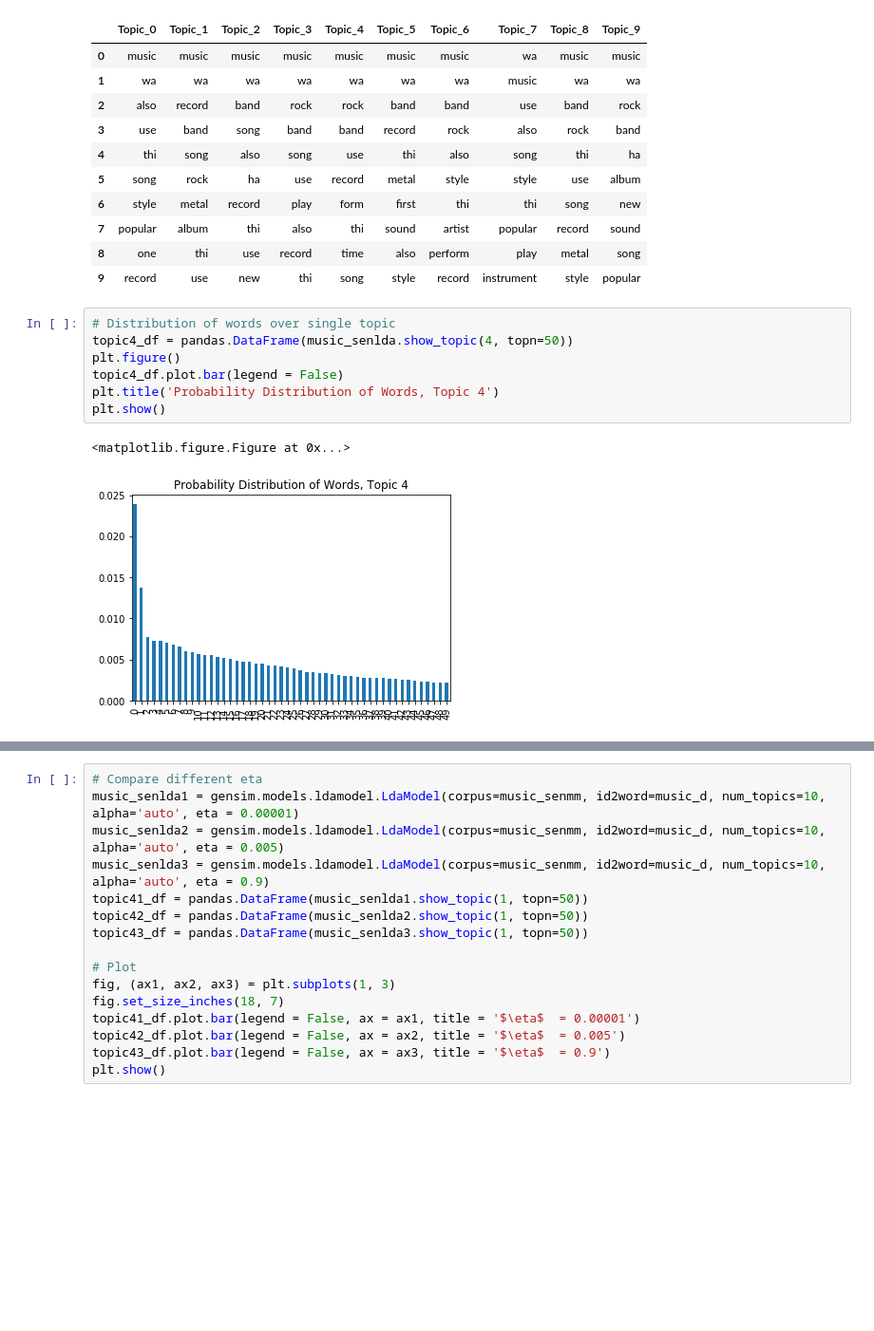
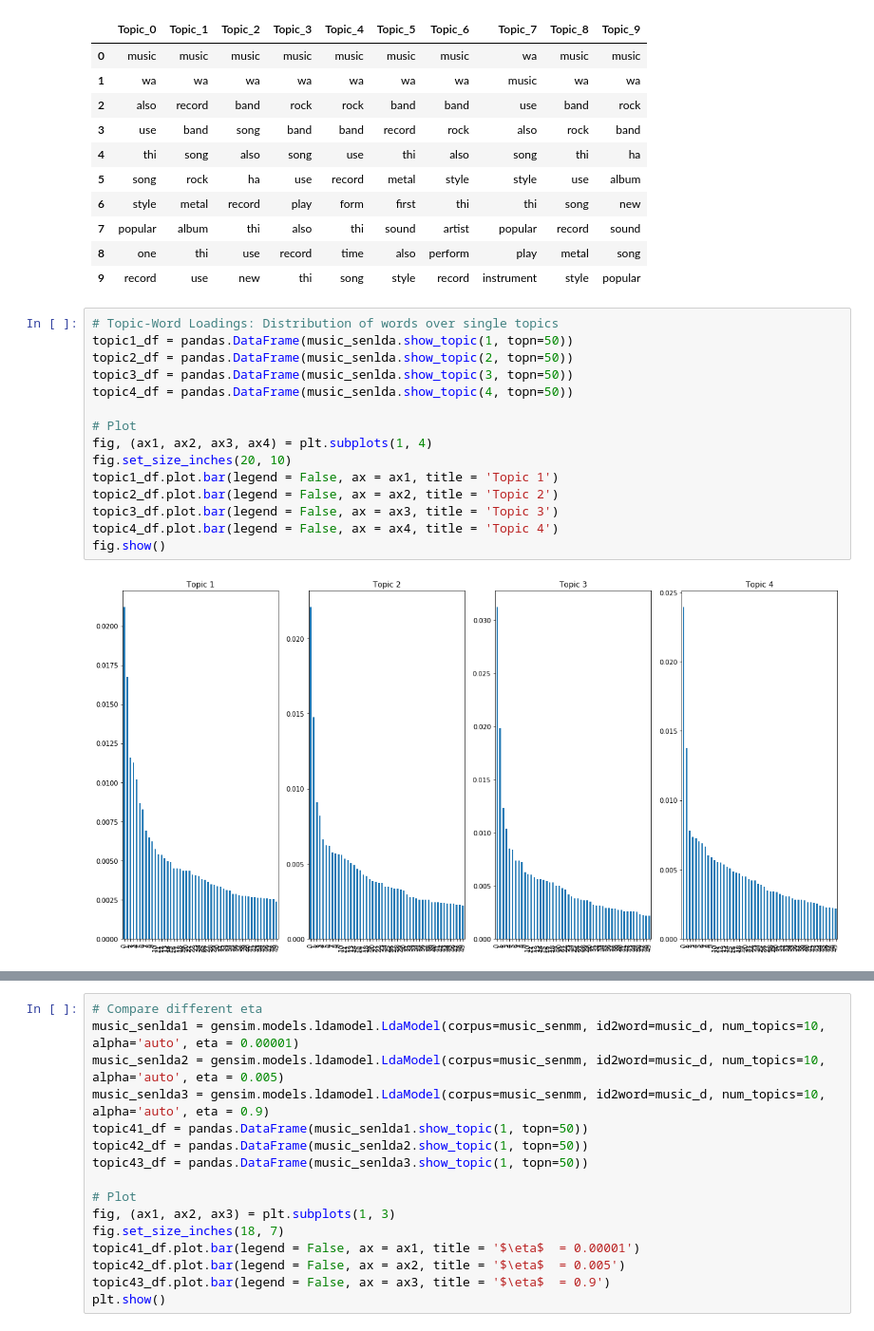
Before and after one commit to xywu-soc/content-analysis-2018, a Jupyter notebook: 3-Clustering-and-Topic-Modeling/3-Clustering-and-Topic-Modeling.ipynb, the cells around one changed output, grey strips where cells are left out. Shown at 95% size. Saved outputs shown, nothing was run; the diff lists cells and outputs as text; blank space fills up the shorter version.

```diff
--- a/3-Clustering-and-Topic-Modeling/3-Clustering-and-Topic-Modeling.ipynb
+++ b/3-Clustering-and-Topic-Modeling/3-Clustering-and-Topic-Modeling.ipynb
@@ -1429,13 +1434,20 @@ music_wordRanksDF
 | 7 | popular | album | thi | also | thi | sound | artist | popular | record | sound |
 | 8 | one | thi | use | record | time | also | perform | play | metal | song |
 | 9 | record | use | new | thi | song | style | record | instrument | style | popular |
-# %%
-# Distribution of words over single topic
-topic4_df = pandas.DataFrame(music_senlda.show_topic(4, topn=50))
-plt.figure()
-topic4_df.plot.bar(legend = False)
-plt.title('Probability Distribution of Words, Topic 4')
-plt.show()
-# %% [output]
-<matplotlib.figure.Figure at 0x...>
-[figure, removed]
+# %%
+# Topic-Word Loadings: Distribution of words over single topics
+topic1_df = pandas.DataFrame(music_senlda.show_topic(1, topn=50))
+topic2_df = pandas.DataFrame(music_senlda.show_topic(2, topn=50))
+topic3_df = pandas.DataFrame(music_senlda.show_topic(3, topn=50))
+topic4_df = pandas.DataFrame(music_senlda.show_topic(4, topn=50))
+
+# Plot
+fig, (ax1, ax2, ax3, ax4) = plt.subplots(1, 4)
+fig.set_size_inches(20, 10)
+topic1_df.plot.bar(legend = False, ax = ax1, title = 'Topic 1')
+topic2_df.plot.bar(legend = False, ax = ax2, title = 'Topic 2')
+topic3_df.plot.bar(legend = False, ax = ax3, title = 'Topic 3')
+topic4_df.plot.bar(legend = False, ax = ax4, title = 'Topic 4')
+fig.show()
+# %% [output]
+[figure, added]
```
Also changed, not shown: parts of 7 cells of this notebook.
